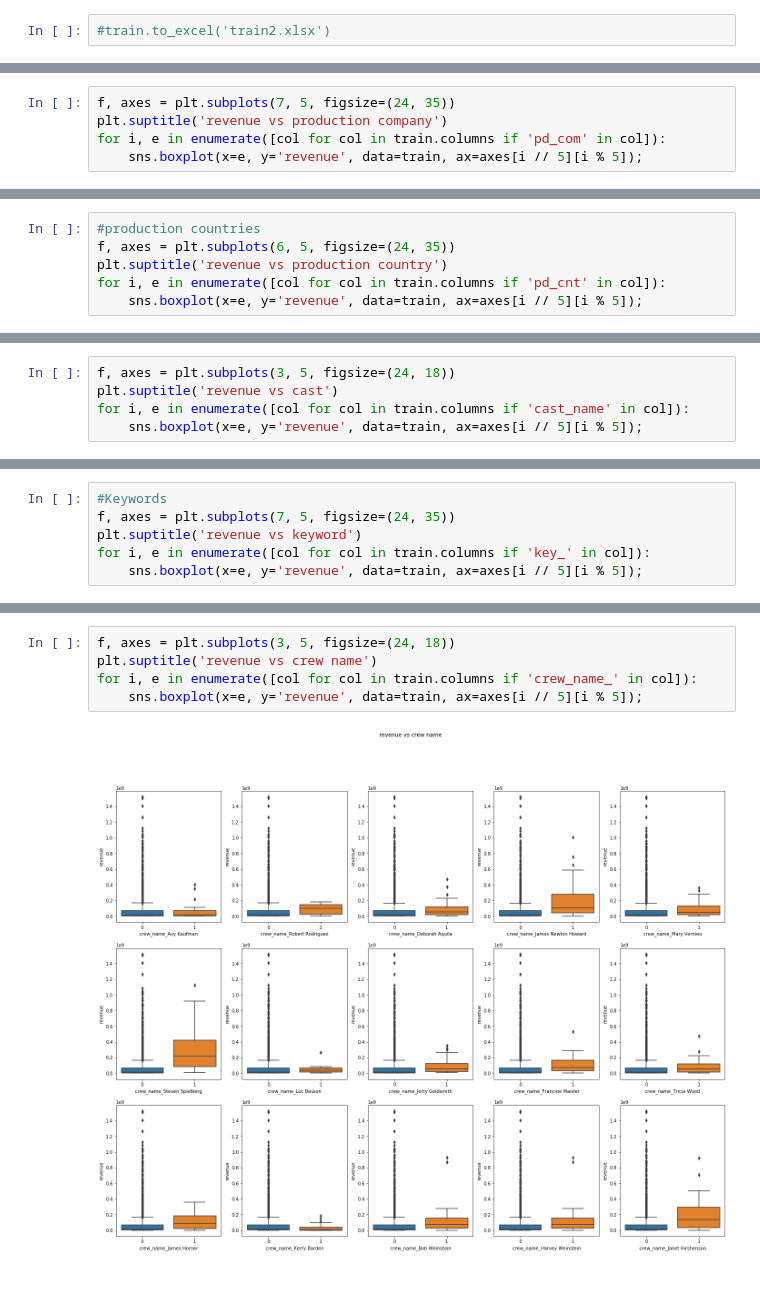
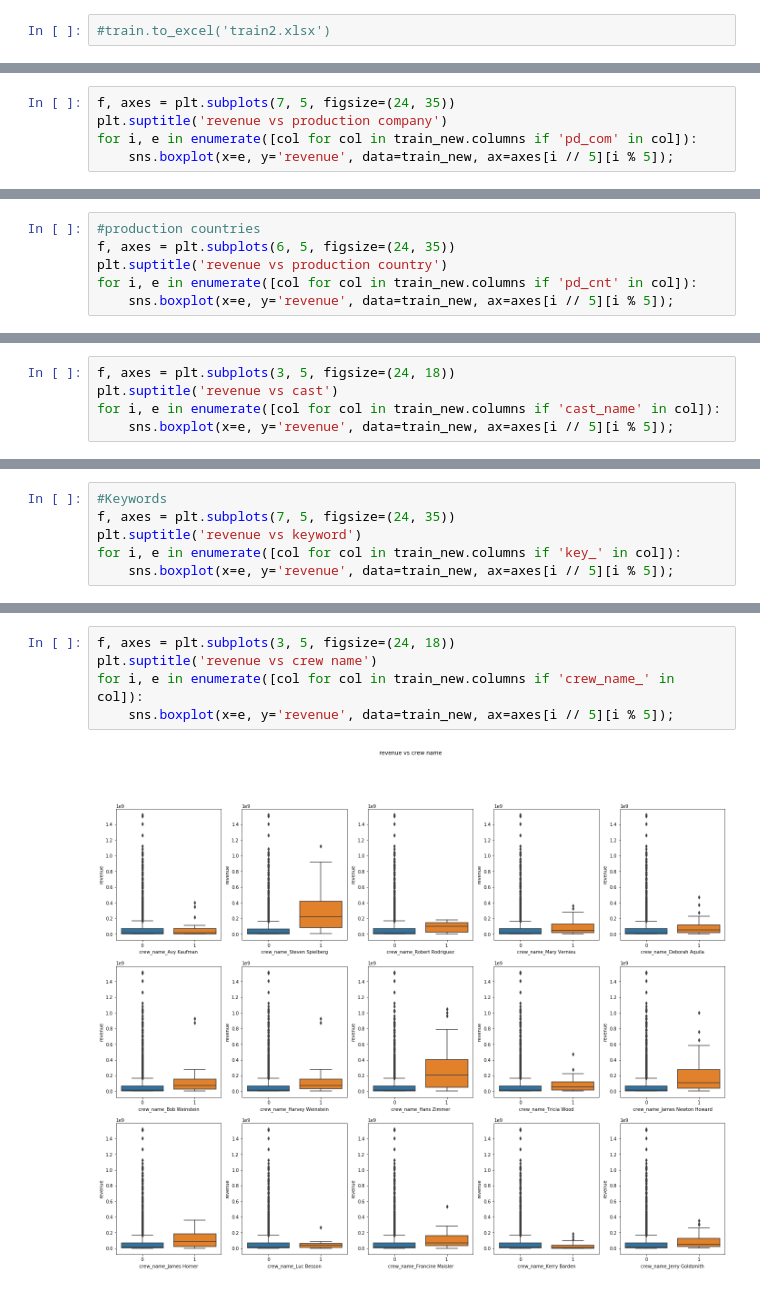
Before and after one commit to Kuntya/Capstone-Project-1, a Jupyter notebook: Capstone Project 1.ipynb, the cells around one changed output, grey strips where cells are left out. Cells and saved outputs as stored; diff of their text form.

```diff
--- a/Capstone Project 1.ipynb
+++ b/Capstone Project 1.ipynb
@@ -1024,6 +1061,6 @@ plt.show()
 # %%
 f, axes = plt.subplots(7, 5, figsize=(24, 35))
 plt.suptitle('revenue vs production company')
-for i, e in enumerate([col for col in train.columns if 'pd_com' in col]):
-    sns.boxplot(x=e, y='revenue', data=train, ax=axes[i // 5][i % 5]);
+for i, e in enumerate([col for col in train_new.columns if 'pd_com' in col]):
+    sns.boxplot(x=e, y='revenue', data=train_new, ax=axes[i // 5][i % 5]);
 # %% [output]
@@ -1032,6 +1069,6 @@ for i, e in enumerate([col for col in train.columns if 'pd_com' in col]):
 #production countries
 f, axes = plt.subplots(6, 5, figsize=(24, 35))
 plt.suptitle('revenue vs production country')
-for i, e in enumerate([col for col in train.columns if 'pd_cnt' in col]):
-    sns.boxplot(x=e, y='revenue', data=train, ax=axes[i // 5][i % 5]);
+for i, e in enumerate([col for col in train_new.columns if 'pd_cnt' in col]):
+    sns.boxplot(x=e, y='revenue', data=train_new, ax=axes[i // 5][i % 5]);
 # %% [output]
@@ -1047,6 +1084,6 @@ Text(0.5, 1.0, 'Number of cast members vs revenue')
 # %%
 f, axes = plt.subplots(3, 5, figsize=(24, 18))
 plt.suptitle('revenue vs cast')
-for i, e in enumerate([col for col in train.columns if 'cast_name' in col]):
-    sns.boxplot(x=e, y='revenue', data=train, ax=axes[i // 5][i % 5]);
+for i, e in enumerate([col for col in train_new.columns if 'cast_name' in col]):
+    sns.boxplot(x=e, y='revenue', data=train_new, ax=axes[i // 5][i % 5]);
 # %% [output]
@@ -1055,6 +1092,6 @@ for i, e in enumerate([col for col in train.columns if 'cast_name' in col]):
 #Keywords
 f, axes = plt.subplots(7, 5, figsize=(24, 35))
 plt.suptitle('revenue vs keyword')
-for i, e in enumerate([col for col in train.columns if 'key_' in col]):
-    sns.boxplot(x=e, y='revenue', data=train, ax=axes[i // 5][i % 5]);
+for i, e in enumerate([col for col in train_new.columns if 'key_' in col]):
+    sns.boxplot(x=e, y='revenue', data=train_new, ax=axes[i // 5][i % 5]);
 # %% [output]
@@ -1070,10 +1107,10 @@ Text(0.5, 1.0, 'Number of crew members vs revenue')
 # %%
 f, axes = plt.subplots(3, 5, figsize=(24, 18))
 plt.suptitle('revenue vs crew name')
-for i, e in enumerate([col for col in train.columns if 'crew_name_' in col]):
-    sns.boxplot(x=e, y='revenue', data=train, ax=axes[i // 5][i % 5]);
+for i, e in enumerate([col for col in train_new.columns if 'crew_name_' in col]):
+    sns.boxplot(x=e, y='revenue', data=train_new, ax=axes[i // 5][i % 5]);
 # %% [output]
-[figure, old version]
+[figure, new version]
 # %%
 f, axes = plt.subplots(3, 5, figsize=(24, 18))
 plt.suptitle('revenue vs jobs')
```
Also changed, not shown: parts of 133 cells of this notebook.
